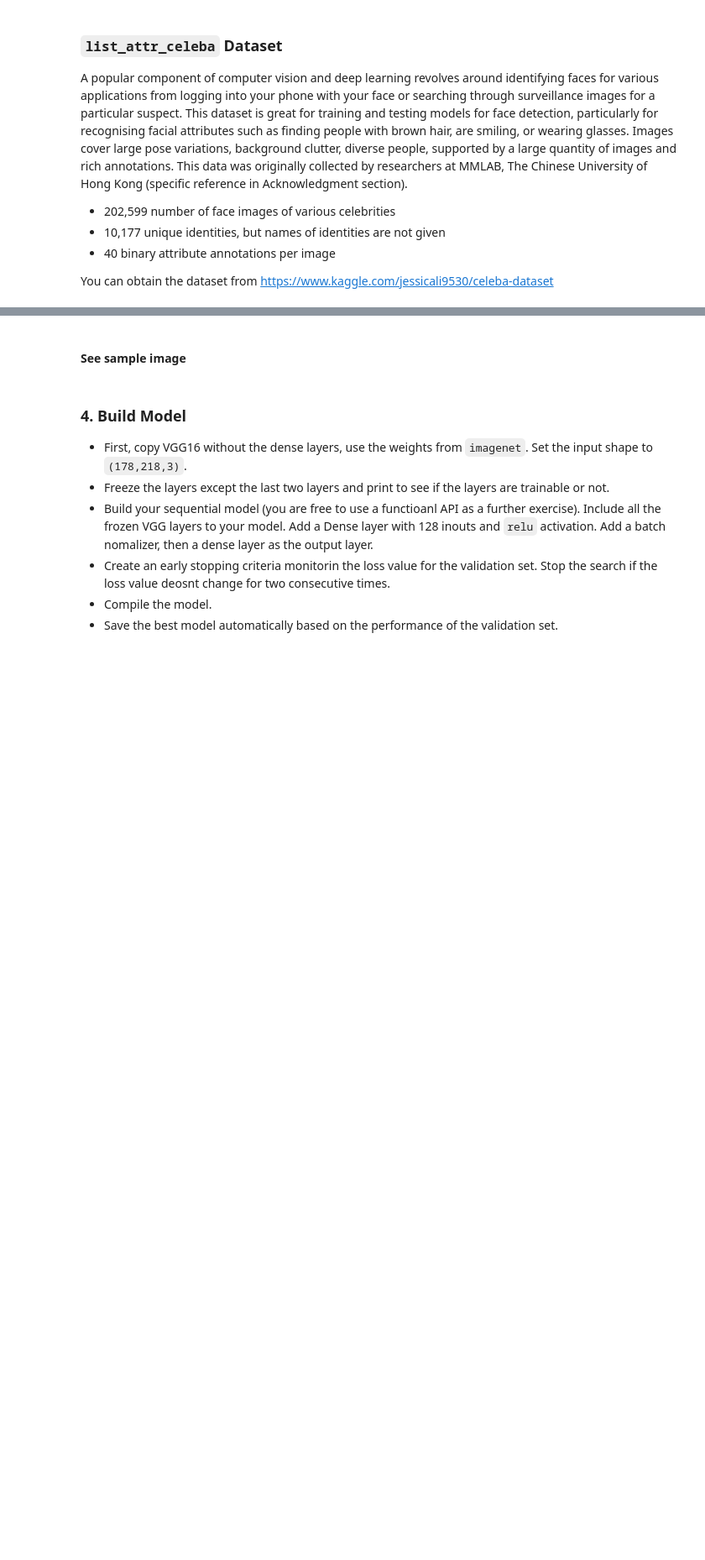
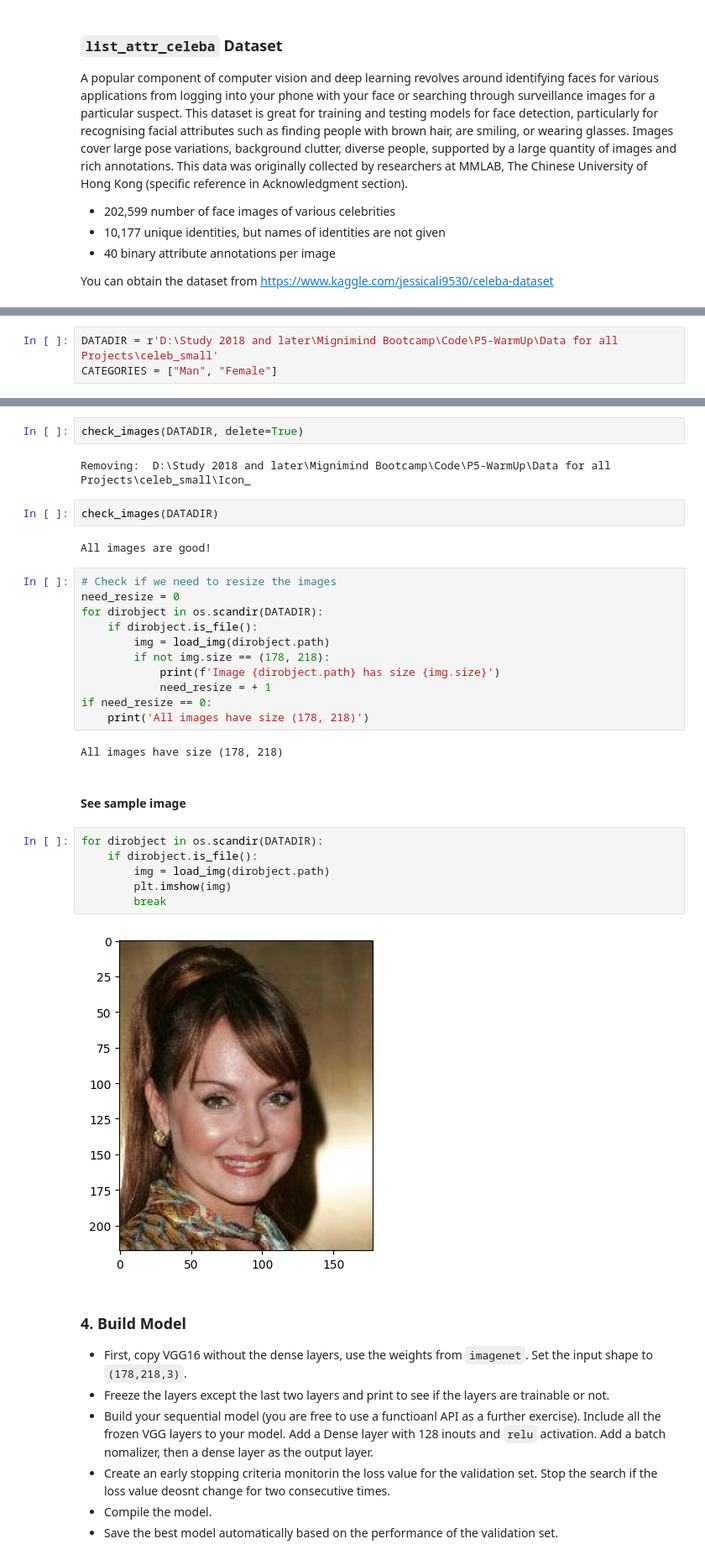
Before and after one commit to Folongton/Deep-Learning-Labs, a Jupyter notebook: 7-Gender-class/7-GenderIDTransfLearn.ipynb, the cells around one changed output, grey strips where cells are left out. Shown at 84% size. Saved outputs shown, nothing was run; the diff lists cells and outputs as text; blank space fills up the shorter version.

Commit message:
Lab 7 - celebs gender

```diff
--- a/7-Gender-class/7-GenderIDTransfLearn.ipynb
+++ b/7-Gender-class/7-GenderIDTransfLearn.ipynb
@@ -50,0 +44,3 @@ array(['image_id', '5_o_Clock_Shadow', 'Arched_Eyebrows', 'Attractive',
+# %%
+DATADIR = r'D:\Study 2018 and later\Mignimind Bootcamp\Code\P5-WarmUp\Data for all Projects\celeb_small'
+CATEGORIES = ["Man", "Female"]
@@ -51,5 +64,34 @@ array(['image_id', '5_o_Clock_Shadow', 'Arched_Eyebrows', 'Attractive',
+# %%
+check_images(DATADIR, delete=True)
+# %% [output]
+Removing:  D:\Study 2018 and later\Mignimind Bootcamp\Code\P5-WarmUp\Data for all Projects\celeb_small\Icon_
+# %%
+check_images(DATADIR)
+# %% [output]
+All images are good!
+# %%
+# Check if we need to resize the images
+need_resize = 0
+for dirobject in os.scandir(DATADIR):
+    if dirobject.is_file():
+        img = load_img(dirobject.path)
+        if not img.size == (178, 218):
+            print(f'Image {dirobject.path} has size {img.size}')
+            need_resize = + 1
+if need_resize == 0:
+    print('All images have size (178, 218)')
+# %% [output]
+All images have size (178, 218)
 # %% [markdown]
 #### See sample image
+# %%
+for dirobject in os.scandir(DATADIR):
+    if dirobject.is_file():
+        img = load_img(dirobject.path)
+        plt.imshow(img)
+        break
+# %% [output]
+[figure, added]
 # %% [markdown]
 ### 4. Build Model
 
```
Also changed, not shown: parts of 18 cells of this notebook.
